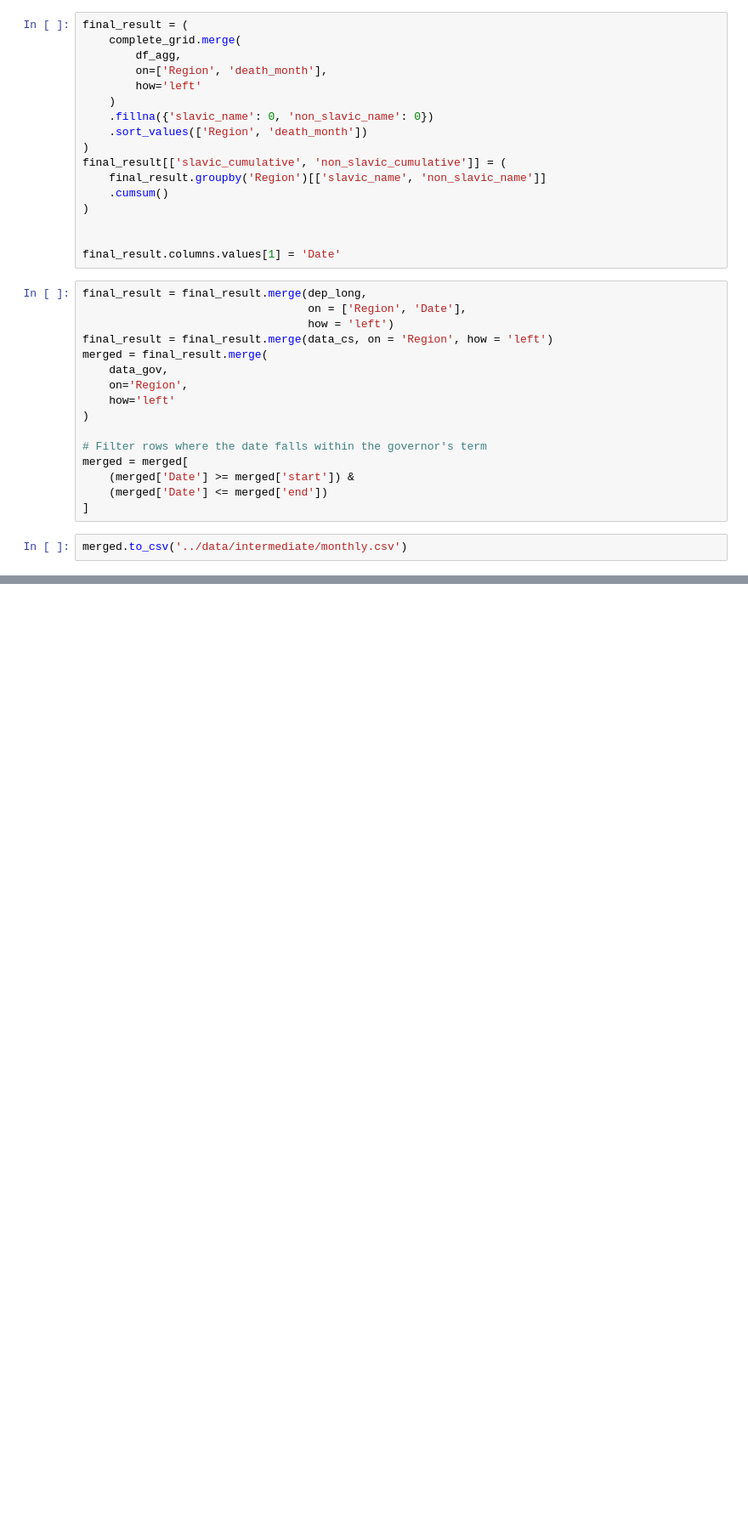
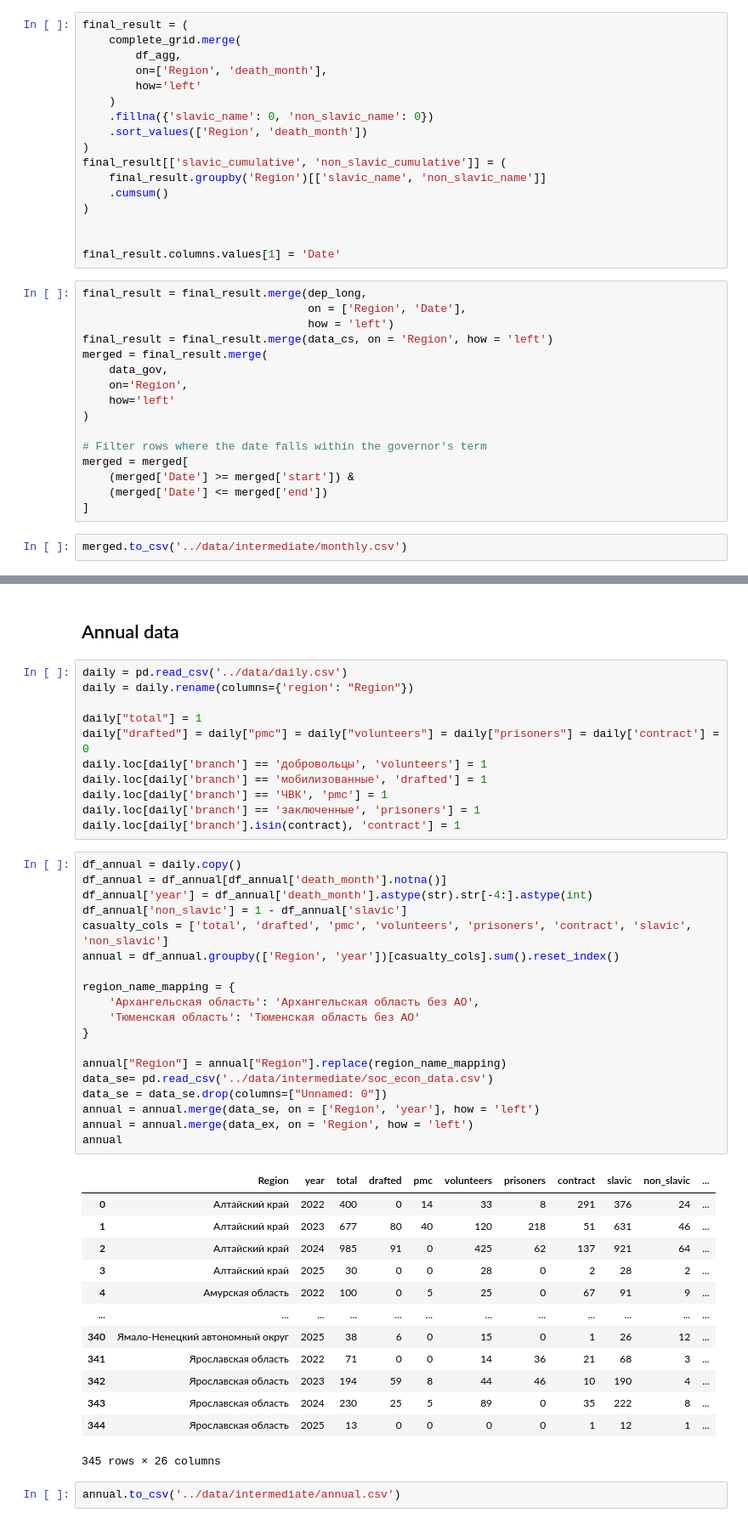
Before and after one commit to ahalian/Thesis, a Jupyter notebook: analysis/monthly_analysis.ipynb, the cells around one changed output, grey strips where cells are left out. Shown: that part at 85% size. Cells and saved outputs as stored; diff of their text form; blank space fills up the shorter version.

```diff
--- a/analysis/monthly_analysis.ipynb
+++ b/analysis/monthly_analysis.ipynb
@@ -224,0 +175,48 @@ array(['Алтайский край', 'Амурская область',
+# %% [markdown]
+## Annual data
+# %%
+daily = pd.read_csv('../data/daily.csv')
+daily = daily.rename(columns={'region': "Region"})
+
+daily["total"] = 1
+daily["drafted"] = daily["pmc"] = daily["volunteers"] = daily["prisoners"] = daily['contract'] = 0
+daily.loc[daily['branch'] == 'добровольцы', 'volunteers'] = 1
+daily.loc[daily['branch'] == 'мобилизованные', 'drafted'] = 1
+daily.loc[daily['branch'] == 'ЧВК', 'pmc'] = 1
+daily.loc[daily['branch'] == 'заключенные', 'prisoners'] = 1
+daily.loc[daily['branch'].isin(contract), 'contract'] = 1
+# %%
+df_annual = daily.copy()
+df_annual = df_annual[df_annual['death_month'].notna()]
+df_annual['year'] = df_annual['death_month'].astype(str).str[-4:].astype(int)
+df_annual['non_slavic'] = 1 - df_annual['slavic']
+casualty_cols = ['total', 'drafted', 'pmc', 'volunteers', 'prisoners', 'contract', 'slavic', 'non_slavic']
+annual = df_annual.groupby(['Region', 'year'])[casualty_cols].sum().reset_index()
+
+region_name_mapping = {
+    'Архангельская область': 'Архангельская область без АО',
+    'Тюменская область': 'Тюменская область без АО'
+}
+
+annual["Region"] = annual["Region"].replace(region_name_mapping)
+data_se= pd.read_csv('../data/intermediate/soc_econ_data.csv')
+data_se = data_se.drop(columns=["Unnamed: 0"])
+annual = annual.merge(data_se, on = ['Region', 'year'], how = 'left')
+annual = annual.merge(data_ex, on = 'Region', how = 'left')
+annual
+# %% [output]
+|  | Region | year | total | drafted | pmc | volunteers | prisoners | contract | slavic | non_slavic | ... |
+| 0 | Алтайский край | 2022 | 400 | 0 | 14 | 33 | 8 | 291 | 376 | 24 | ... |
+| 1 | Алтайский край | 2023 | 677 | 80 | 40 | 120 | 218 | 51 | 631 | 46 | ... |
+| 2 | Алтайский край | 2024 | 985 | 91 | 0 | 425 | 62 | 137 | 921 | 64 | ... |
+| 3 | Алтайский край | 2025 | 30 | 0 | 0 | 28 | 0 | 2 | 28 | 2 | ... |
+| 4 | Амурская область | 2022 | 100 | 0 | 5 | 25 | 0 | 67 | 91 | 9 | ... |
+| ... | ... | ... | ... | ... | ... | ... | ... | ... | ... | ... | ... |
+| 340 | Ямало-Ненецкий автономный округ | 2025 | 38 | 6 | 0 | 15 | 0 | 1 | 26 | 12 | ... |
+| 341 | Ярославская область | 2022 | 71 | 0 | 0 | 14 | 36 | 21 | 68 | 3 | ... |
+| 342 | Ярославская область | 2023 | 194 | 59 | 8 | 44 | 46 | 10 | 190 | 4 | ... |
+| 343 | Ярославская область | 2024 | 230 | 25 | 5 | 89 | 0 | 35 | 222 | 8 | ... |
+| 344 | Ярославская область | 2025 | 13 | 0 | 0 | 0 | 0 | 1 | 12 | 1 | ... |
+345 rows × 26 columns
+# %%
+annual.to_csv('../data/intermediate/annual.csv')
```
Also changed, not shown: parts of 6 cells of this notebook, 3 other files.
